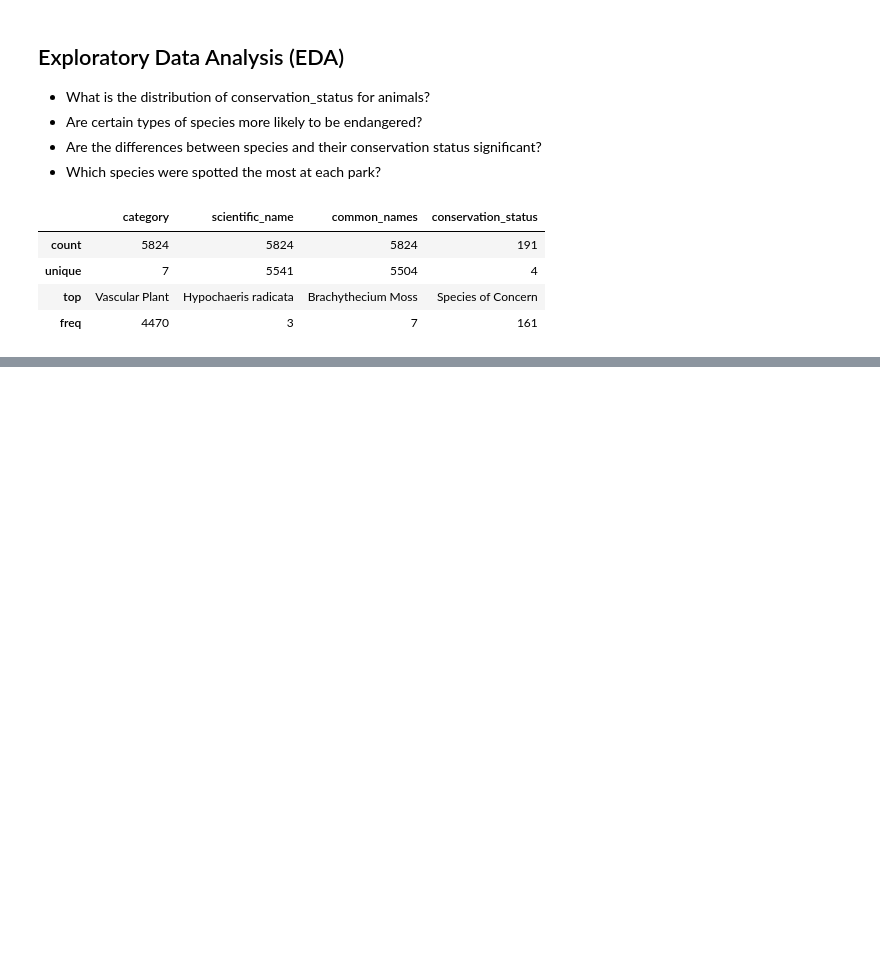
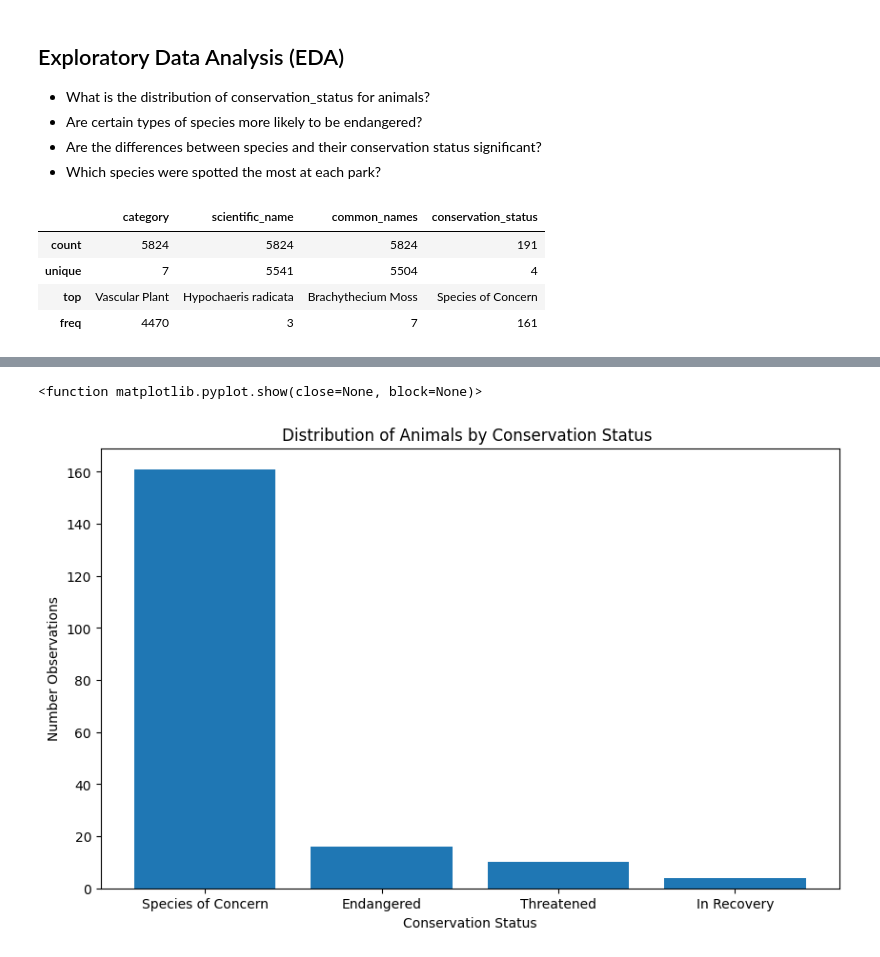
Before and after one commit to tanishakhabe/Biodiversity-in-National-Parks, a Jupyter notebook: biodiversity_final.ipynb, the cells around one changed output, grey strips where cells are left out. Saved outputs shown, nothing was run; the diff lists cells and outputs as text; code cells hidden in the pictures; blank space fills up the shorter version.

```diff
--- a/biodiversity_final.ipynb
+++ b/biodiversity_final.ipynb
@@ -140,0 +127,17 @@ AttributeError: module 'matplotlib.pyplot' has no attribute 'size'
+# %%
+# Creating a bar plot of the distribution of animals by conservation status.
+status_counts = species_info["conservation_status"].value_counts()
+status_names = status_counts.index
+
+positions = range(len(status_counts))
+plt.figure(figsize=(10, 6))
+plt.bar(positions, status_counts)
+plt.xticks(positions, status_names)
+plt.xlabel("Conservation Status")
+plt.ylabel("Number Observations")
+plt.title("Distribution of Animals by Conservation Status ")
+
+plt.show
+# %% [output]
+<function matplotlib.pyplot.show(close=None, block=None)>
+[figure, added]
```
Also changed, not shown: parts of 4 cells of this notebook.
